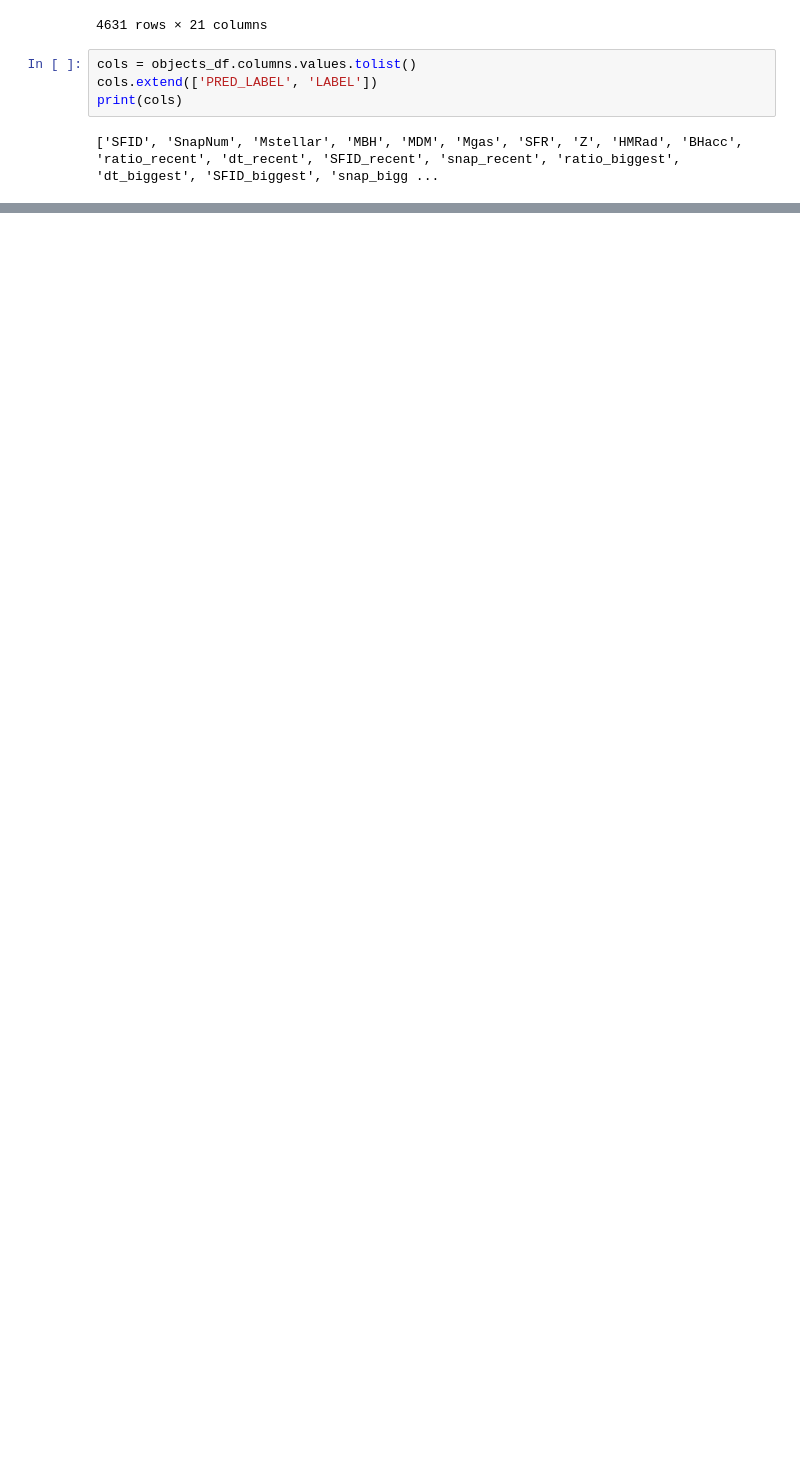
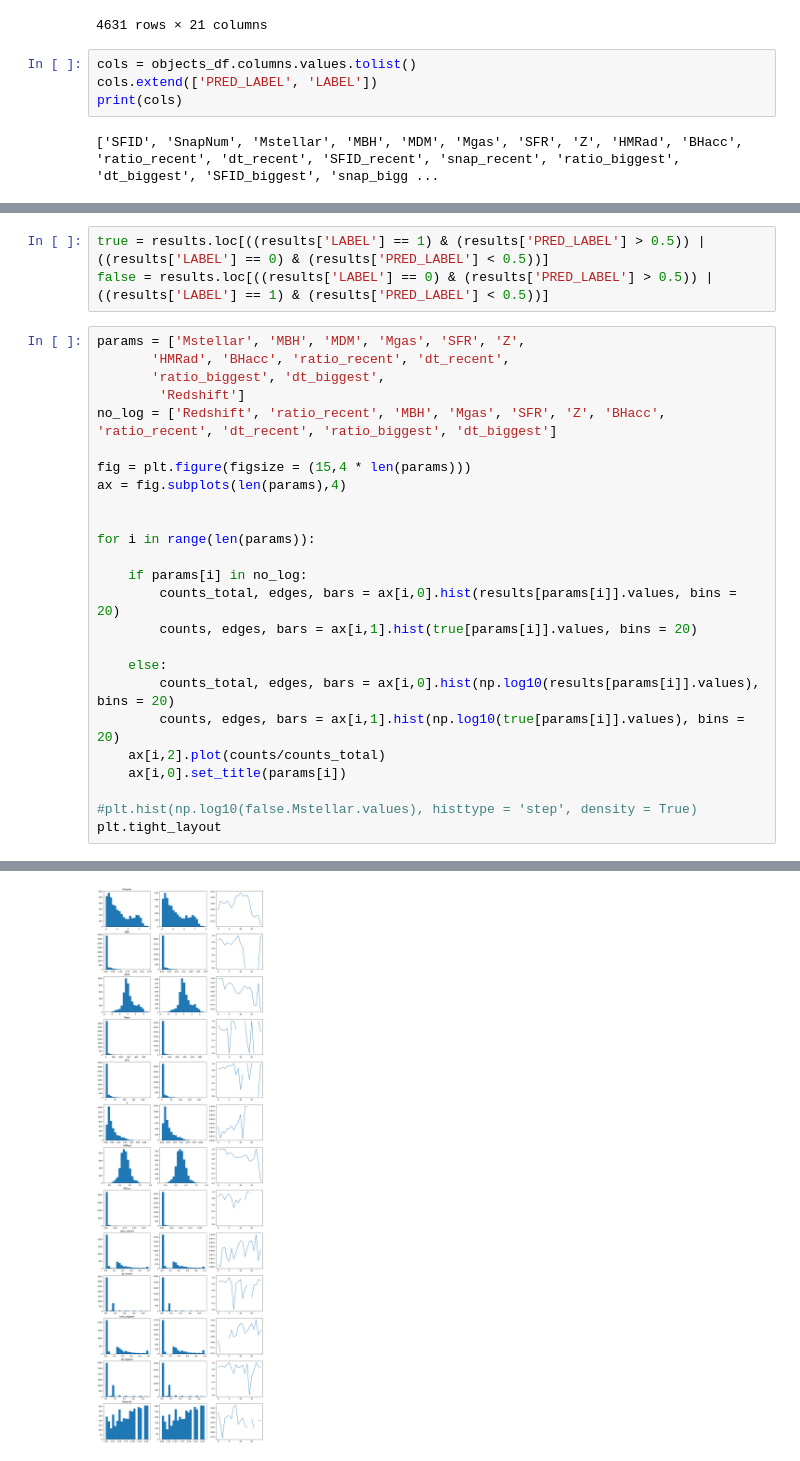
Before and after one commit to jb2854/Mphys, a Jupyter notebook: CNN_output_view_v3.ipynb, the cells around one changed output, grey strips where cells are left out. Drawn from its saved outputs; the diff is of its cells as text; blank space fills up the shorter version.

```diff
--- a/CNN_output_view_v3.ipynb
+++ b/CNN_output_view_v3.ipynb
@@ -79,0 +146,29 @@ print(cols)
+# %%
+true = results.loc[((results['LABEL'] == 1) & (results['PRED_LABEL'] > 0.5)) | ((results['LABEL'] == 0) & (results['PRED_LABEL'] < 0.5))]
+false = results.loc[((results['LABEL'] == 0) & (results['PRED_LABEL'] > 0.5)) | ((results['LABEL'] == 1) & (results['PRED_LABEL'] < 0.5))]
+# %%
+params = ['Mstellar', 'MBH', 'MDM', 'Mgas', 'SFR', 'Z',
+       'HMRad', 'BHacc', 'ratio_recent', 'dt_recent',
+       'ratio_biggest', 'dt_biggest',
+        'Redshift']
+no_log = ['Redshift', 'ratio_recent', 'MBH', 'Mgas', 'SFR', 'Z', 'BHacc', 'ratio_recent', 'dt_recent', 'ratio_biggest', 'dt_biggest']
+
+fig = plt.figure(figsize = (15,4 * len(params)))
+ax = fig.subplots(len(params),4)
+
+
+for i in range(len(params)):
+
+    if params[i] in no_log:
+        counts_total, edges, bars = ax[i,0].hist(results[params[i]].values, bins = 20)
+        counts, edges, bars = ax[i,1].hist(true[params[i]].values, bins = 20)
+
+    else:
+        counts_total, edges, bars = ax[i,0].hist(np.log10(results[params[i]].values), bins = 20)
+        counts, edges, bars = ax[i,1].hist(np.log10(true[params[i]].values), bins = 20)
+    ax[i,2].plot(counts/counts_total)
+    ax[i,0].set_title(params[i])
+
+#plt.hist(np.log10(false.Mstellar.values), histtype = 'step', density = True)
+plt.tight_layout
+# %% [output]
@@ -79,0 +176 @@ print(cols)
+[figure, added]
```
Also changed, not shown: parts of 10 cells of this notebook.
